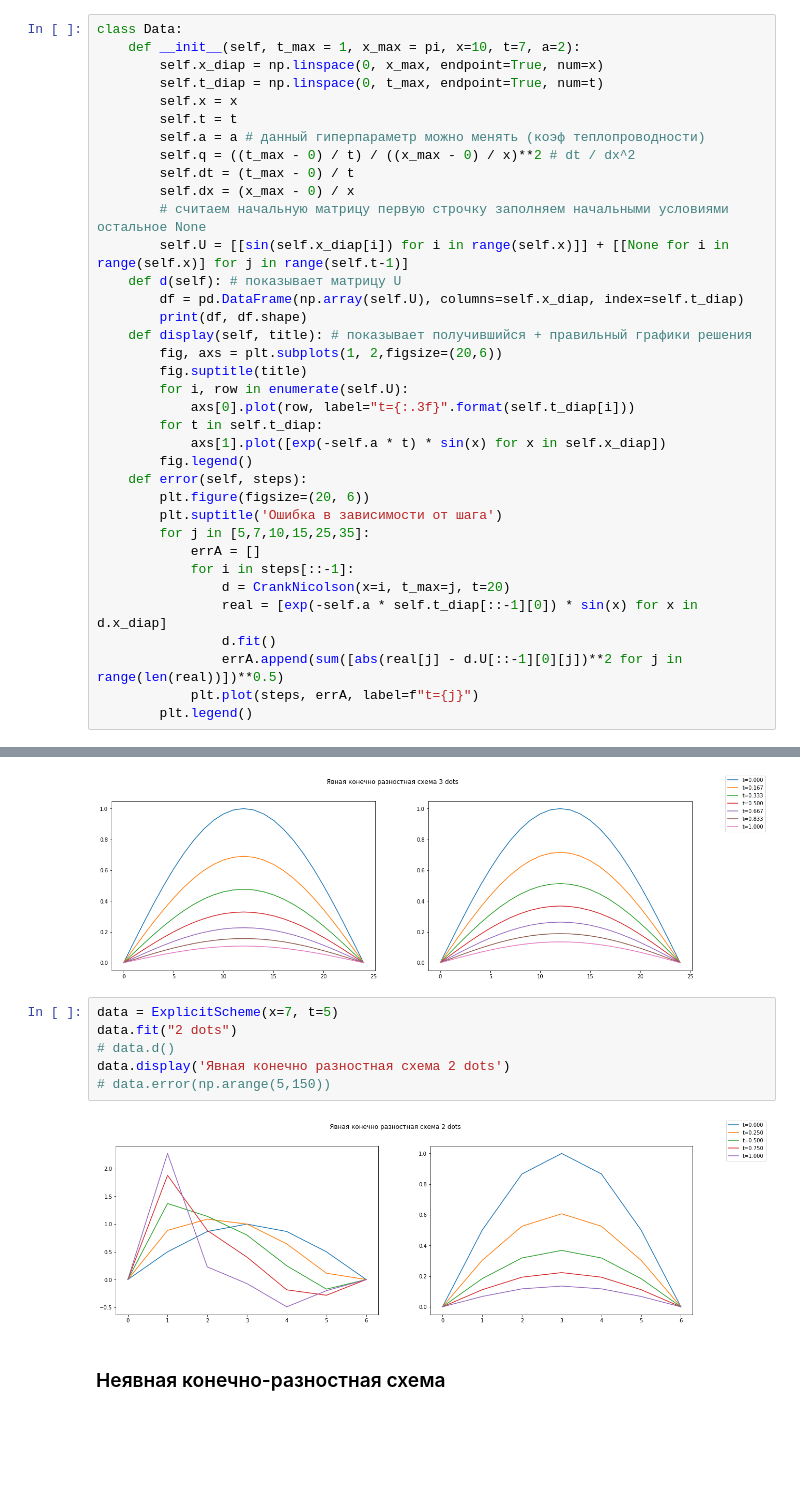
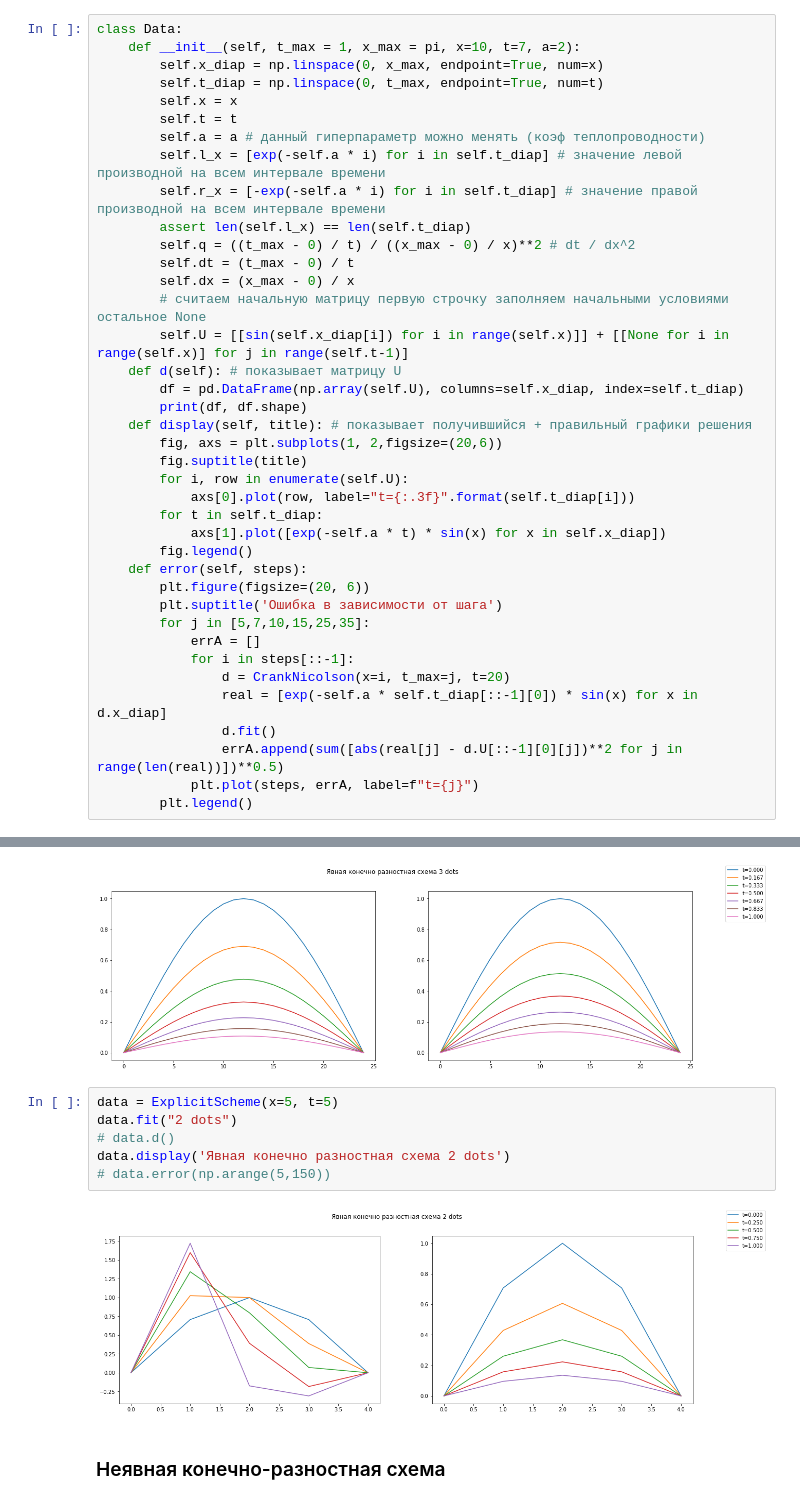
Before and after one commit to pagamov/7sem, a Jupyter notebook: Численные методы/5lab/5lab.ipynb, the cells around one changed output, grey strips where cells are left out. Cells and saved outputs as stored; diff of their text form; blank space fills up the shorter version.

```diff
--- a/Численные методы/5lab/5lab.ipynb
+++ b/Численные методы/5lab/5lab.ipynb
@@ -29,6 +29,9 @@ class Data:
         self.x = x
         self.t = t
         self.a = a # данный гиперпараметр можно менять (коэф теплопроводности)
+        self.l_x = [exp(-self.a * i) for i in self.t_diap] # значение левой производной на всем интервале времени
+        self.r_x = [-exp(-self.a * i) for i in self.t_diap] # значение правой производной на всем интервале времени
+        assert len(self.l_x) == len(self.t_diap)
         self.q = ((t_max - 0) / t) / ((x_max - 0) / x)**2 # dt / dx^2
         self.dt = (t_max - 0) / t
         self.dx = (x_max - 0) / x
@@ -104,13 +107,13 @@ data.display('Явная конечно разностная схема 3 dots')
 # %% [output]
 [figure]
 # %%
-data = ExplicitScheme(x=7, t=5)
+data = ExplicitScheme(x=5, t=5)
 data.fit("2 dots")
 # data.d()
 data.display('Явная конечно разностная схема 2 dots')
 # data.error(np.arange(5,150))
 # %% [output]
-[figure, old version]
+[figure, new version]
 # %% [markdown]
 ### Неявная конечно-разностная схема
 # %%
```
Also changed, not shown: parts of 1 cell of this notebook, 1 other file.
